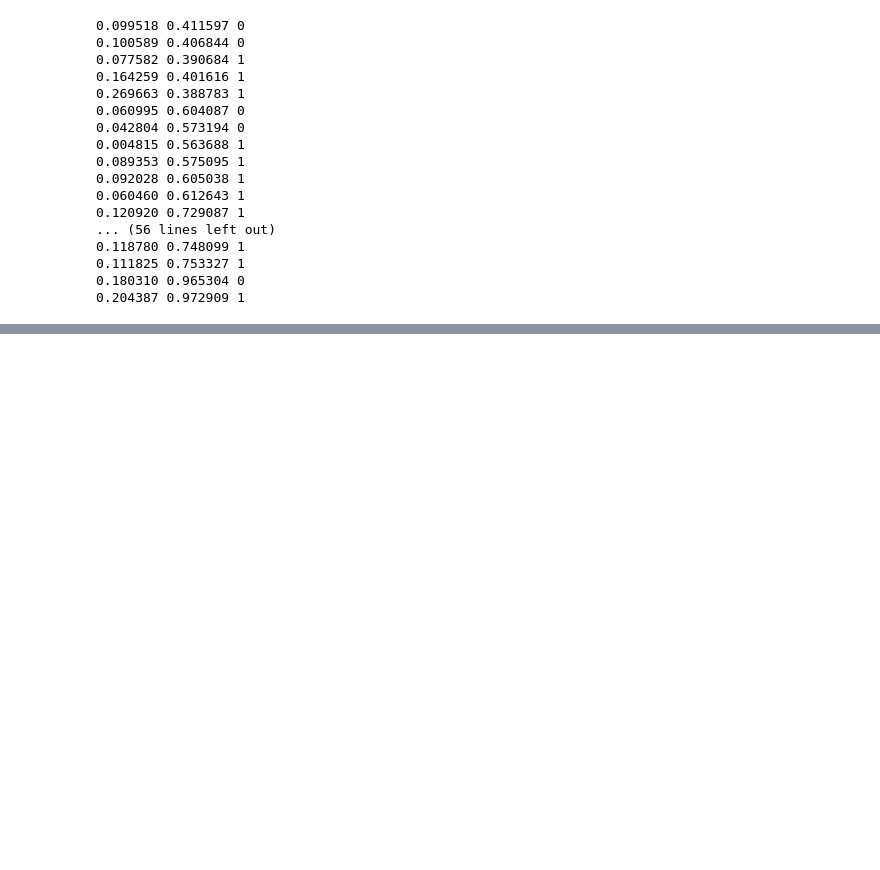
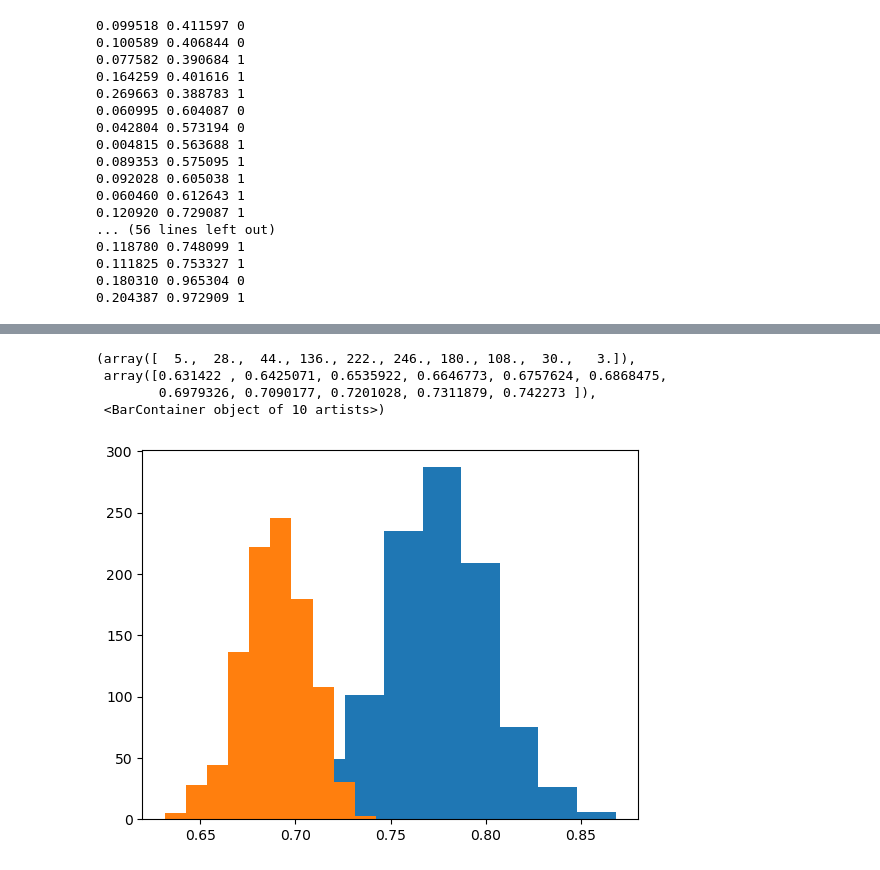
Before and after one commit to Jocareher/landmark-detection, a Jupyter notebook: notebooks/lmks_dataset_preparation.ipynb, the cells around one changed output, grey strips where cells are left out. Cells and saved outputs as stored; diff of their text form; code cells hidden in the pictures; blank space fills up the shorter version.

```diff
--- a/notebooks/lmks_dataset_preparation.ipynb
+++ b/notebooks/lmks_dataset_preparation.ipynb
@@ -574,0 +1174,31 @@ convert_dataset_labels(
+# %%
+widths = []
+heights = []
+
+for file in labels_dir.glob("*.txt"):
+
+    xs = []
+    ys = []
+
+    with open(file) as f:
+
+        for line in f:
+            if not line.strip():
+                continue
+
+            x,y,v = line.split()
+
+            xs.append(float(x))
+            ys.append(float(y))
+
+    widths.append(max(xs)-min(xs))
+    heights.append(max(ys)-min(ys))
+# %%
+plt.hist(widths)
+plt.hist(heights)
+# %% [output]
+(array([  5.,  28.,  44., 136., 222., 246., 180., 108.,  30.,   3.]),
+ array([0.631422 , 0.6425071, 0.6535922, 0.6646773, 0.6757624, 0.6868475,
+        0.6979326, 0.7090177, 0.7201028, 0.7311879, 0.742273 ]),
+ <BarContainer object of 10 artists>)
+[figure, added]
```
Also changed, not shown: parts of 23 cells of this notebook.
